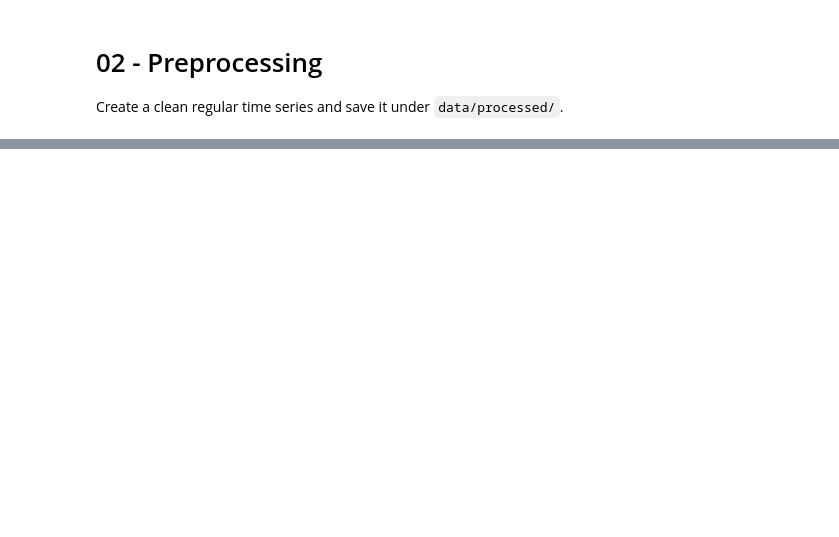
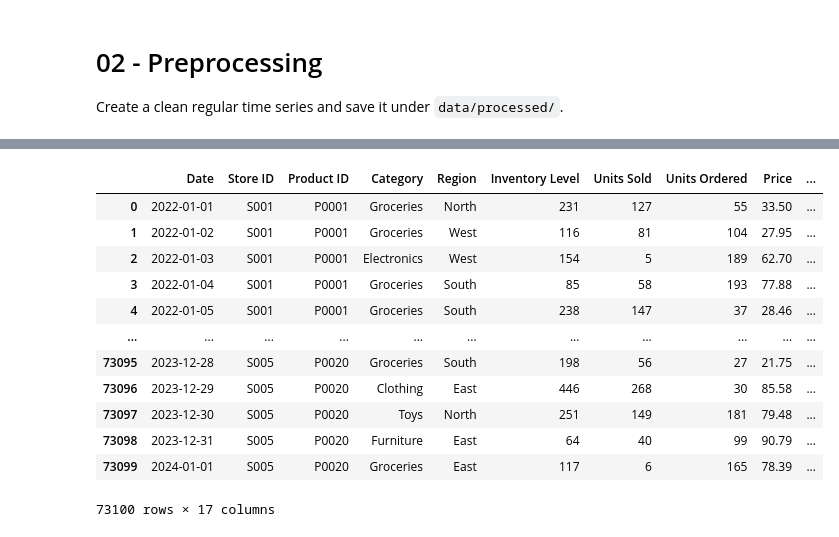
Before and after one commit to ece-gunay/SmartSupply-AI, a Jupyter notebook: notebooks/02_preprocessing.ipynb, the cells around one changed output, grey strips where cells are left out. Drawn from its saved outputs; the diff is of its cells as text; code cells hidden in the pictures; blank space fills up the shorter version.

```diff
--- a/notebooks/02_preprocessing.ipynb
+++ b/notebooks/02_preprocessing.ipynb
@@ -16,0 +30,38 @@ TypeError: unsupported operand type(s) for |: 'type' and 'type'
+# %%
+# Date kolonunu objectten datetime64[ns] tipine çevirme
+df['Date'] = df['Date'].astype('datetime64[ns]')
+# %%
+# Zaman Serisi Kronolojik Sıralama
+# Sıralama bozuk olursa, shift(1) işlemi yanlış güne denk gelebilir
+df = df.sort_values(by=['Store ID', 'Product ID', 'Date']).reset_index(drop=True)
+# %%
+# Seasonality kolonu artık gereksiz ve gürültü değişkeni olduğu için düşürülüyor.
+df.drop(["Seasonality"], axis=1, inplace=True)
+# %%
+# Demand Forecast'i dropla data leakage'a sebep oluyor
+df = df.drop(columns=['Demand Forecast'])
+# %%
+# Year - Month - Day- DayOfWeek feature'larını türetme
+import datetime as dt
+def date_features(dataframe):
+    dataframe['Year'] = dataframe['Date'].dt.year
+    dataframe['Month'] = dataframe['Date'].dt.month
+    dataframe['Day'] = dataframe['Date'].dt.day
+    dataframe['DayOfWeek'] = dataframe['Date'].dt.dayofweek
+    return dataframe
+
+df = date_features(df)
+# %% [output]
+|  | Date | Store ID | Product ID | Category | Region | Inventory Level | Units Sold | Units Ordered | Price | ... |
+| 0 | 2022-01-01 | S001 | P0001 | Groceries | North | 231 | 127 | 55 | 33.50 | ... |
+| 1 | 2022-01-02 | S001 | P0001 | Groceries | West | 116 | 81 | 104 | 27.95 | ... |
+| 2 | 2022-01-03 | S001 | P0001 | Electronics | West | 154 | 5 | 189 | 62.70 | ... |
+| 3 | 2022-01-04 | S001 | P0001 | Groceries | South | 85 | 58 | 193 | 77.88 | ... |
+| 4 | 2022-01-05 | S001 | P0001 | Groceries | South | 238 | 147 | 37 | 28.46 | ... |
+| ... | ... | ... | ... | ... | ... | ... | ... | ... | ... | ... |
+| 73095 | 2023-12-28 | S005 | P0020 | Groceries | South | 198 | 56 | 27 | 21.75 | ... |
+| 73096 | 2023-12-29 | S005 | P0020 | Clothing | East | 446 | 268 | 30 | 85.58 | ... |
+| 73097 | 2023-12-30 | S005 | P0020 | Toys | North | 251 | 149 | 181 | 79.48 | ... |
+| 73098 | 2023-12-31 | S005 | P0020 | Furniture | East | 64 | 40 | 99 | 90.79 | ... |
+| 73099 | 2024-01-01 | S005 | P0020 | Groceries | East | 117 | 6 | 165 | 78.39 | ... |
+73100 rows × 17 columns
```
Also changed, not shown: parts of 25 cells of this notebook, 1 other file.
